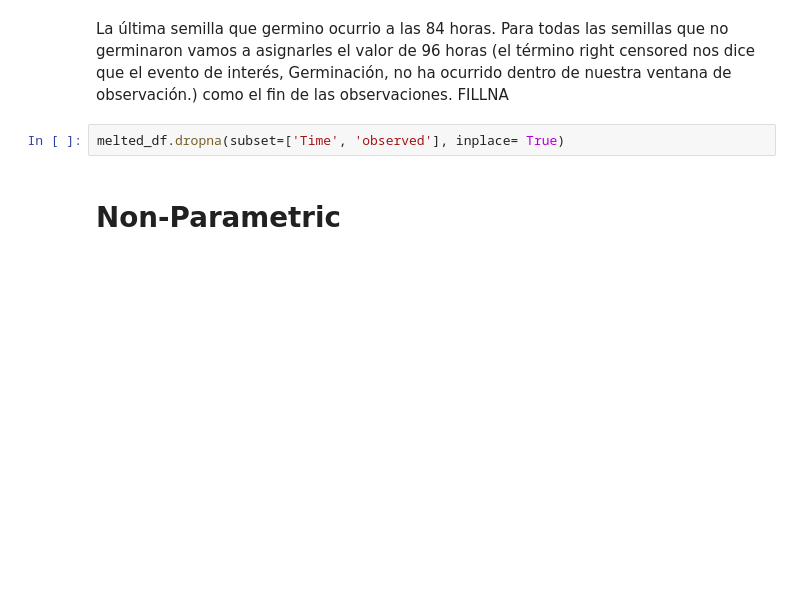
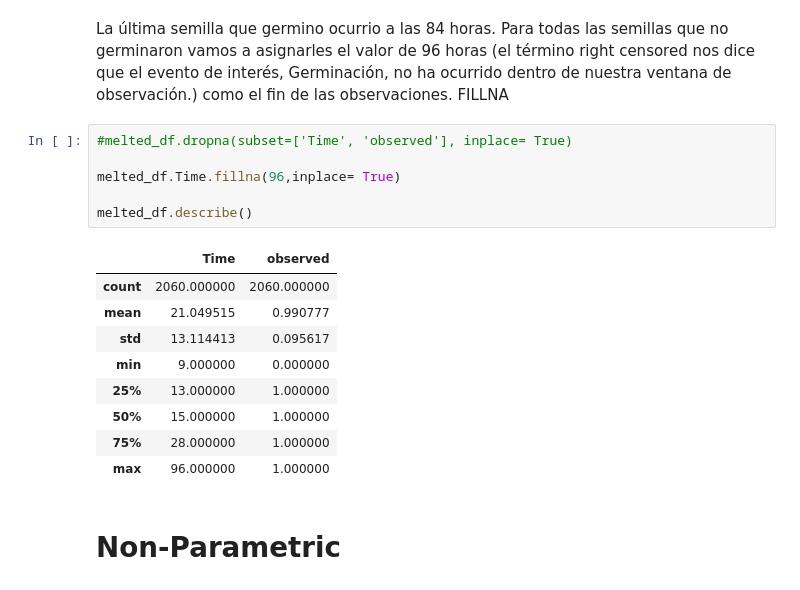
Before and after one commit to andreapy/Quinua, a Jupyter notebook: Germina.ipynb, the cells around one changed output. Cells and saved outputs as stored; diff of their text form; blank space fills up the shorter version.

```diff
--- a/Germina.ipynb
+++ b/Germina.ipynb
@@ -273,7 +273,21 @@ print(melted_df['Time'].max())
 # %% [markdown]
 La última semilla que germino ocurrio a las 84 horas. Para todas las semillas que no germinaron vamos a asignarles el valor de 96 horas (el término right censored nos dice que el evento de interés, Germinación, no ha ocurrido dentro de nuestra ventana de observación.) como el fin de las observaciones. FILLNA
 # %%
-melted_df.dropna(subset=['Time', 'observed'], inplace= True)
+#melted_df.dropna(subset=['Time', 'observed'], inplace= True)
+
+melted_df.Time.fillna(96,inplace= True)
+
+melted_df.describe()
+# %% [output]
+|  | Time | observed |
+| count | 2060.000000 | 2060.000000 |
+| mean | 21.049515 | 0.990777 |
+| std | 13.114413 | 0.095617 |
+| min | 9.000000 | 0.000000 |
+| 25% | 13.000000 | 1.000000 |
+| 50% | 15.000000 | 1.000000 |
+| 75% | 28.000000 | 1.000000 |
+| max | 96.000000 | 1.000000 |
 # %% [markdown]
 # Non-Parametric
 # %%
```
Also changed, not shown: parts of 1 cell of this notebook, 2 other files.
